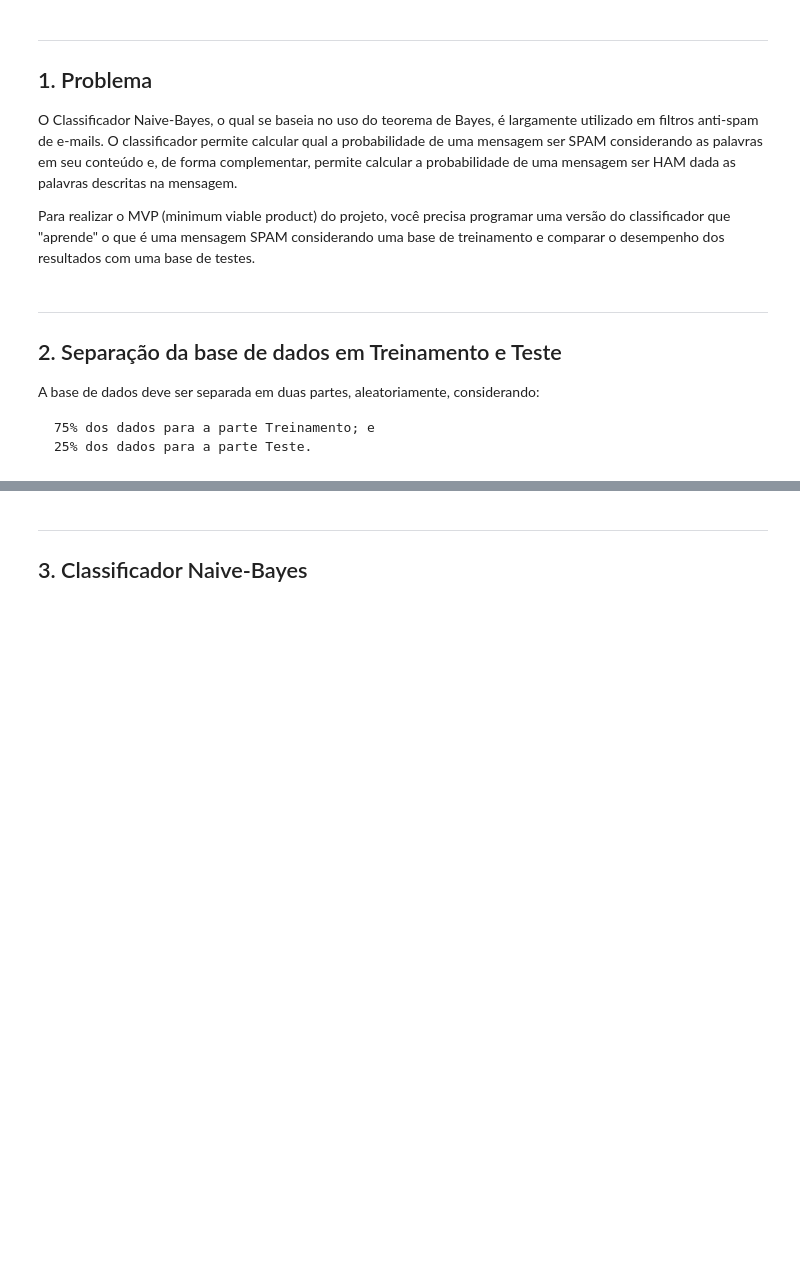
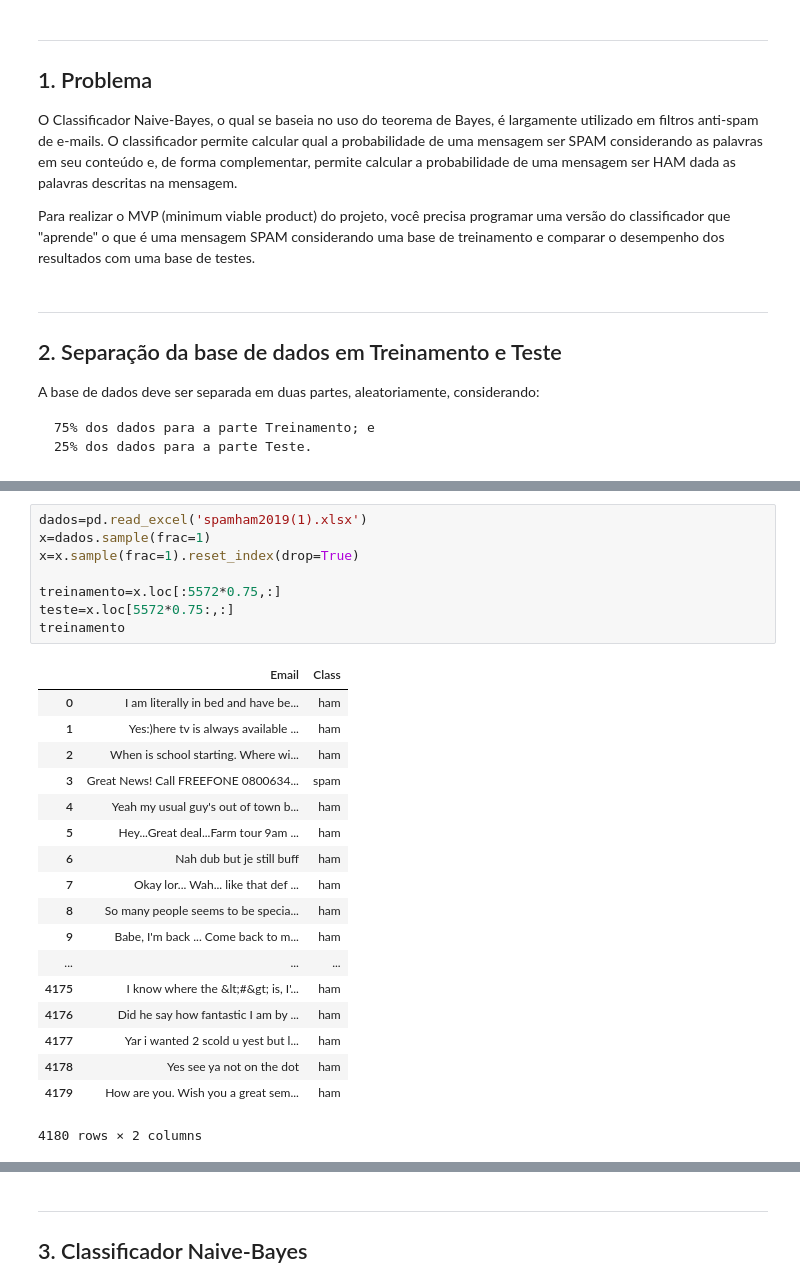
Before and after one commit to omardcan/P2-CDD-2019.1, a Jupyter notebook: P2 - Daniel & Omar (1).ipynb, the cells around one changed output, grey strips where cells are left out. Cells and saved outputs as stored; diff of their text form; blank space fills up the shorter version.

```diff
--- a/P2 - Daniel & Omar (1).ipynb
+++ b/P2 - Daniel & Omar (1).ipynb
@@ -31,0 +36,27 @@ print(os.getcwd())
+# %%
+dados=pd.read_excel('spamham2019(1).xlsx')
+x=dados.sample(frac=1)
+x=x.sample(frac=1).reset_index(drop=True)
+
+treinamento=x.loc[:5572*0.75,:]
+teste=x.loc[5572*0.75:,:]
+treinamento
+# %% [output]
+|  | Email | Class |
+| 0 | I am literally in bed and have be... | ham |
+| 1 | Yes:)here tv is always available ... | ham |
+| 2 | When is school starting. Where wi... | ham |
+| 3 | Great News! Call FREEFONE 0800634... | spam |
+| 4 | Yeah my usual guy's out of town b... | ham |
+| 5 | Hey...Great deal...Farm tour 9am ... | ham |
+| 6 | Nah dub but je still buff | ham |
+| 7 | Okay lor... Wah... like that def ... | ham |
+| 8 | So many people seems to be specia... | ham |
+| 9 | Babe, I'm back ... Come back to m... | ham |
+| ... | ... | ... |
+| 4175 | I know where the &lt;#&gt; is, I'... | ham |
+| 4176 | Did he say how fantastic I am by ... | ham |
+| 4177 | Yar i wanted 2 scold u yest but l... | ham |
+| 4178 | Yes see ya not on the dot | ham |
+| 4179 | How are you. Wish you a great sem... | ham |
+4180 rows × 2 columns
```
Also changed, not shown: parts of 3 cells of this notebook.
